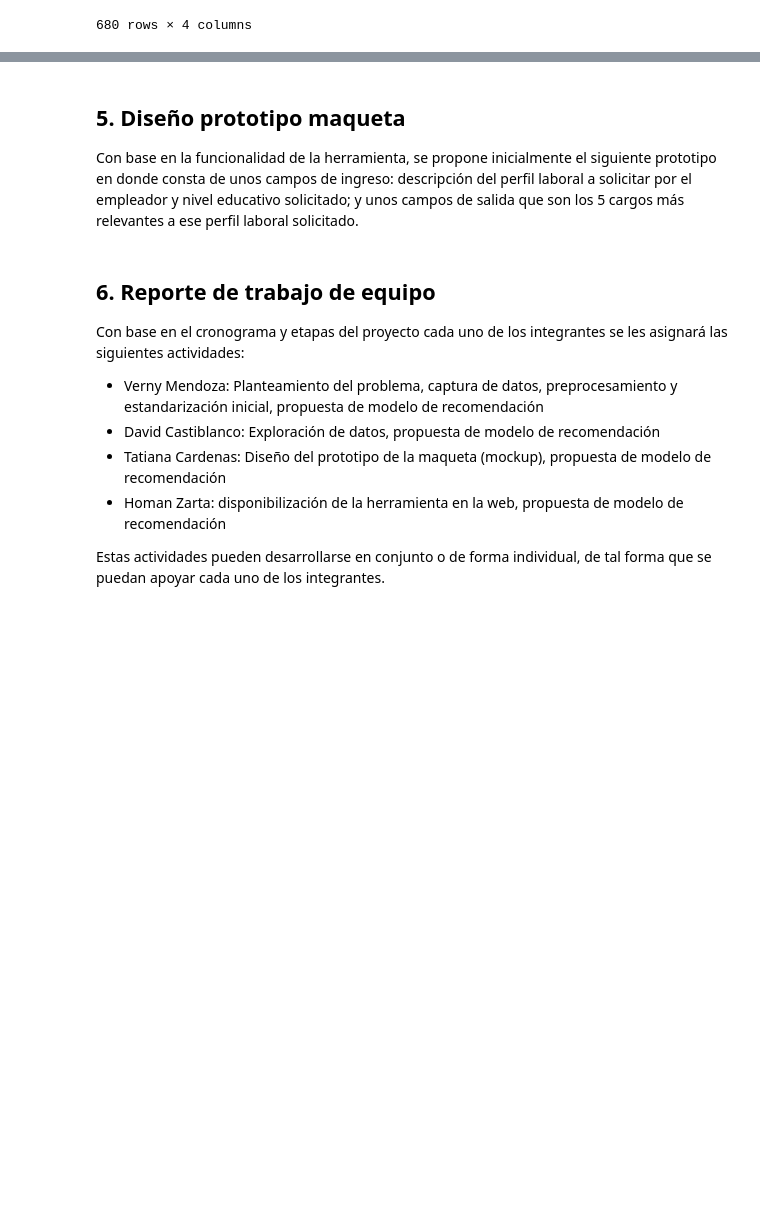
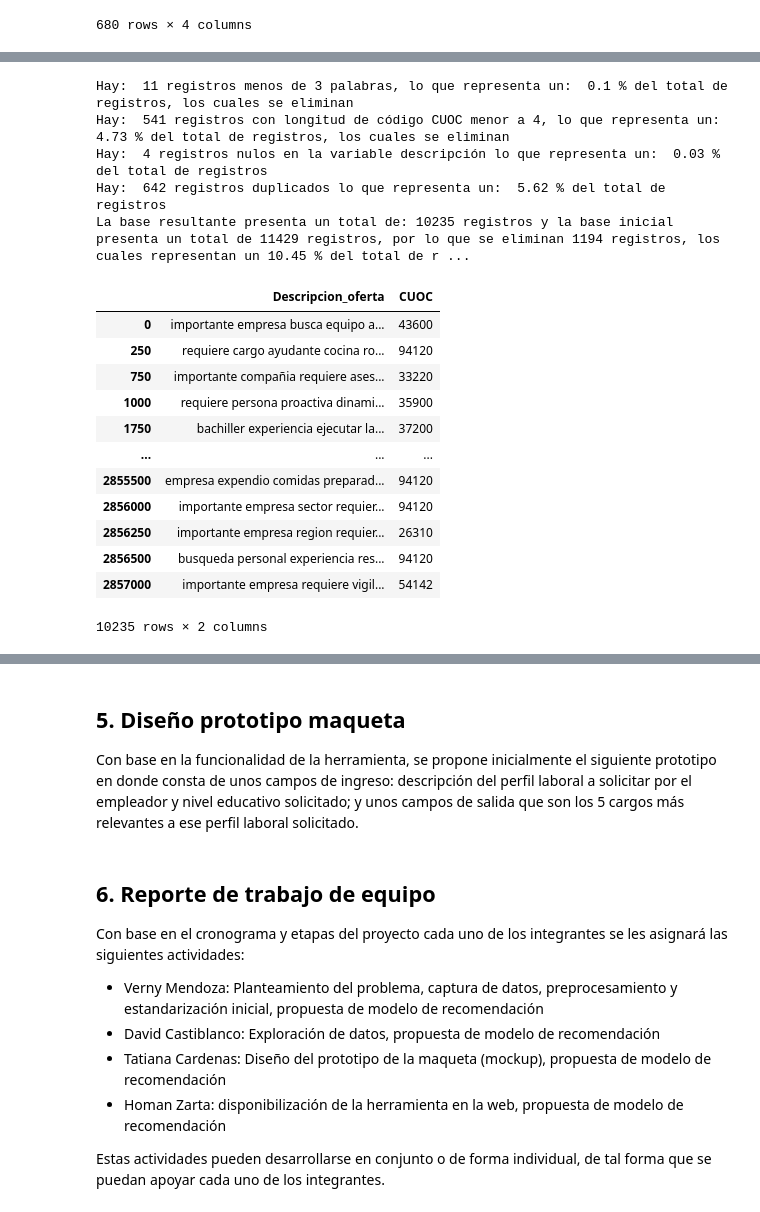
Before and after one commit to vernymendoza/DSA202515_Project, a Jupyter notebook: Proyecto_DSA_grupo28.ipynb, the cells around one changed output, grey strips where cells are left out. Drawn from its saved outputs; the diff is of its cells as text; code cells hidden in the pictures; blank space fills up the shorter version.

```diff
--- a/Proyecto_DSA_grupo28.ipynb
+++ b/Proyecto_DSA_grupo28.ipynb
@@ -63,0 +369,66 @@ cuoc
+# %%
+import re
+#seleccion de variables y muestra
+base1=base.loc[0::250,['Descripcion','Cargo_CUOC_1']]
+# limpiar texto
+base1['Descripcion'] = base1['Descripcion'].apply(limpiar_completo)
+
+#conteo de numero de palabras para quedarnos con las descirpciones que tienen más de 3 palabras
+num_palabras=[]
+for t in base1.index.to_list():
+    #print('registro:',t)
+    palabras = str(base1['Descripcion'][t]).split()
+    #n_palabras =base1['Descripcion'][t].fillna('').str.split().str.len()
+    num_palabras.append(len(palabras))
+
+base1['Numero_palabras']=num_palabras
+Palabras=len(base1[base1['Numero_palabras']<=2])
+print('Hay: ', Palabras, 'registros menos de 3 palabras, lo que representa un: ', round((Palabras/len(base1))*100,2), '% del total de registros, los cuales se eliminan')
+
+# estandarizar codigo cuoc dejando los primeros 5 digitos
+base1['Cargo_CUOC_1'] = base1['Cargo_CUOC_1'].astype(str).str[:5] #quedarnos con los primeros 5 digitos
+#mirar que todos los codigos CUOC tengan 5 digitos
+base1['Length_cuoc'] = base1['Cargo_CUOC_1'].str.len().fillna(0)
+menoresa4=len(base1[base1['Length_cuoc'] <= 3])
+print('Hay: ', menoresa4, 'registros con longitud de código CUOC menor a 4, lo que representa un: ', round((menoresa4/len(base1))*100,2), '% del total de registros, los cuales se eliminan')
+
+
+#eliminar valores nulos
+valores_nulos=base1['Descripcion'].isna().sum()
+print('Hay: ', valores_nulos, 'registros nulos en la variable descripción lo que representa un: ', round((valores_nulos/len(base1))*100,2), '% del total de registros')
+
+
+#verificar duplicados por Descripción y CUOC
+duplicados=base1.duplicated(subset=['Descripcion', 'Cargo_CUOC_1']).sum()
+print('Hay: ', duplicados, 'registros duplicados lo que representa un: ', round((duplicados/len(base1))*100,2), '% del total de registros')
+
+
+base2 = base1[base1['Numero_palabras'] >= 3] #quitar registros con menos de 3 palabras
+base2 = base2[base2['Length_cuoc'] >= 4] #quitar registros con codigos cuoc diferentes a 5 o 4 (los 4 se complementa con un cero a la izquierda)
+base2['Cargo_CUOC_1'] = [str(num).zfill(5) for num in base2['Cargo_CUOC_1']]
+base2 = base2.dropna(subset=['Descripcion']) #quitar valores nulos en descripción
+base2 = base2.drop_duplicates(subset=['Descripcion', 'Cargo_CUOC_1'])  #quitar duplicados por descripción cuoc
+print('La base resultante presenta un total de:', len(base2), 'registros y la base inicial presenta un total de',len(base1),'registros, por lo que se eliminan', len(base1)-len(base2), 'registros, los cuales representan un',round(((len(base1)-len(base2))/len(base1))*100,2),'% del total de registros iniciales.')
+
+base2=base2[['Descripcion','Cargo_CUOC_1']]
+base2=base2.rename(columns={'Cargo_CUOC_1':'CUOC','Descripcion':'Descripcion_oferta'})
+base2
+# %% [output]
+Hay:  11 registros menos de 3 palabras, lo que representa un:  0.1 % del total de registros, los cuales se eliminan
+Hay:  541 registros con longitud de código CUOC menor a 4, lo que representa un:  4.73 % del total de registros, los cuales se eliminan
+Hay:  4 registros nulos en la variable descripción lo que representa un:  0.03 % del total de registros
+Hay:  642 registros duplicados lo que representa un:  5.62 % del total de registros
+La base resultante presenta un total de: 10235 registros y la base inicial presenta un total de 11429 registros, por lo que se eliminan 1194 registros, los cuales representan un 10.45 % del total de r ...
+|  | Descripcion_oferta | CUOC |
+| 0 | importante empresa busca equipo a... | 43600 |
+| 250 | requiere cargo ayudante cocina ro... | 94120 |
+| 750 | importante compañia requiere ases... | 33220 |
+| 1000 | requiere persona proactiva dinami... | 35900 |
+| 1750 | bachiller experiencia ejecutar la... | 37200 |
+| ... | ... | ... |
+| 2855500 | empresa expendio comidas preparad... | 94120 |
+| 2856000 | importante empresa sector requier... | 94120 |
+| 2856250 | importante empresa region requier... | 26310 |
+| 2856500 | busqueda personal experiencia res... | 94120 |
+| 2857000 | importante empresa requiere vigil... | 54142 |
+10235 rows × 2 columns
```
Also changed, not shown: parts of 13 cells of this notebook, 1 other file.
